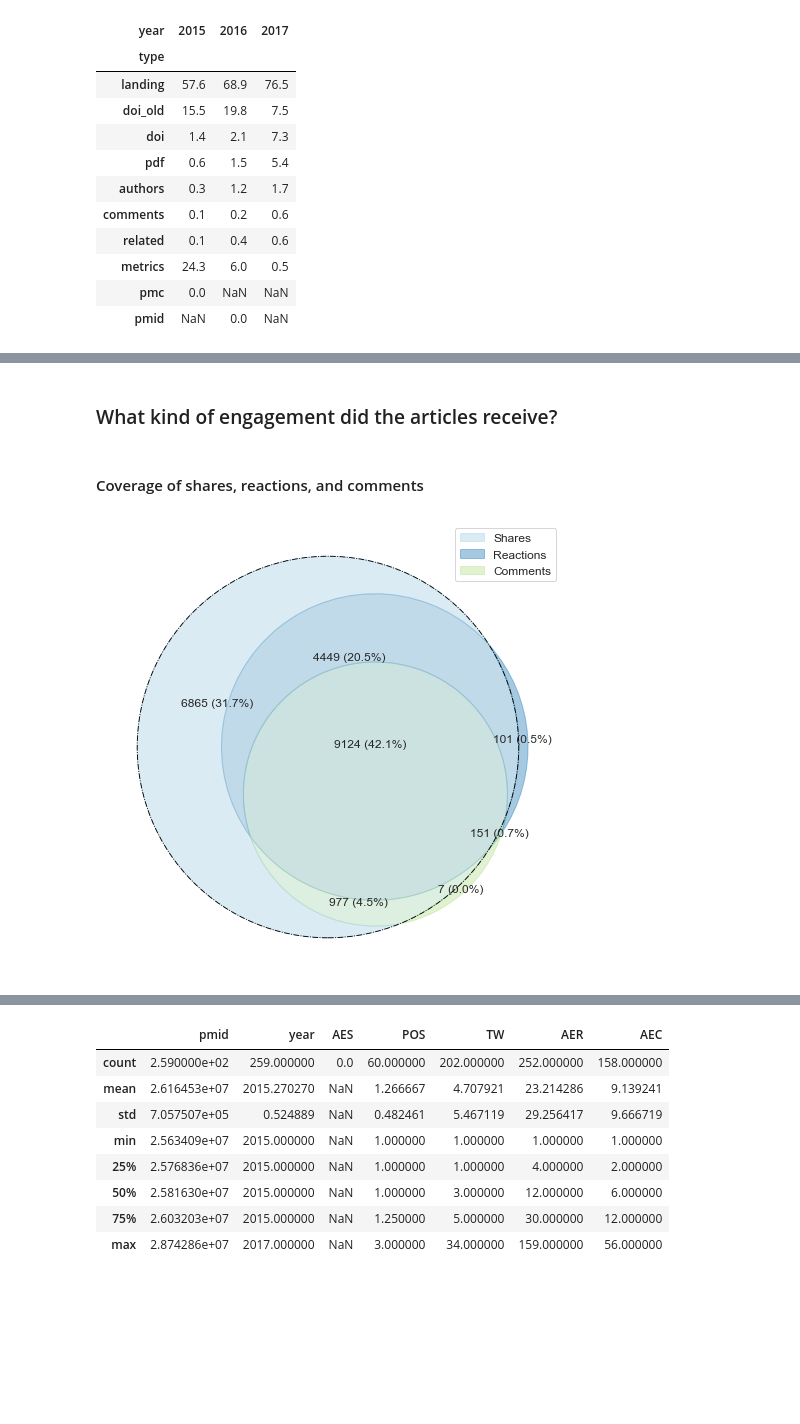
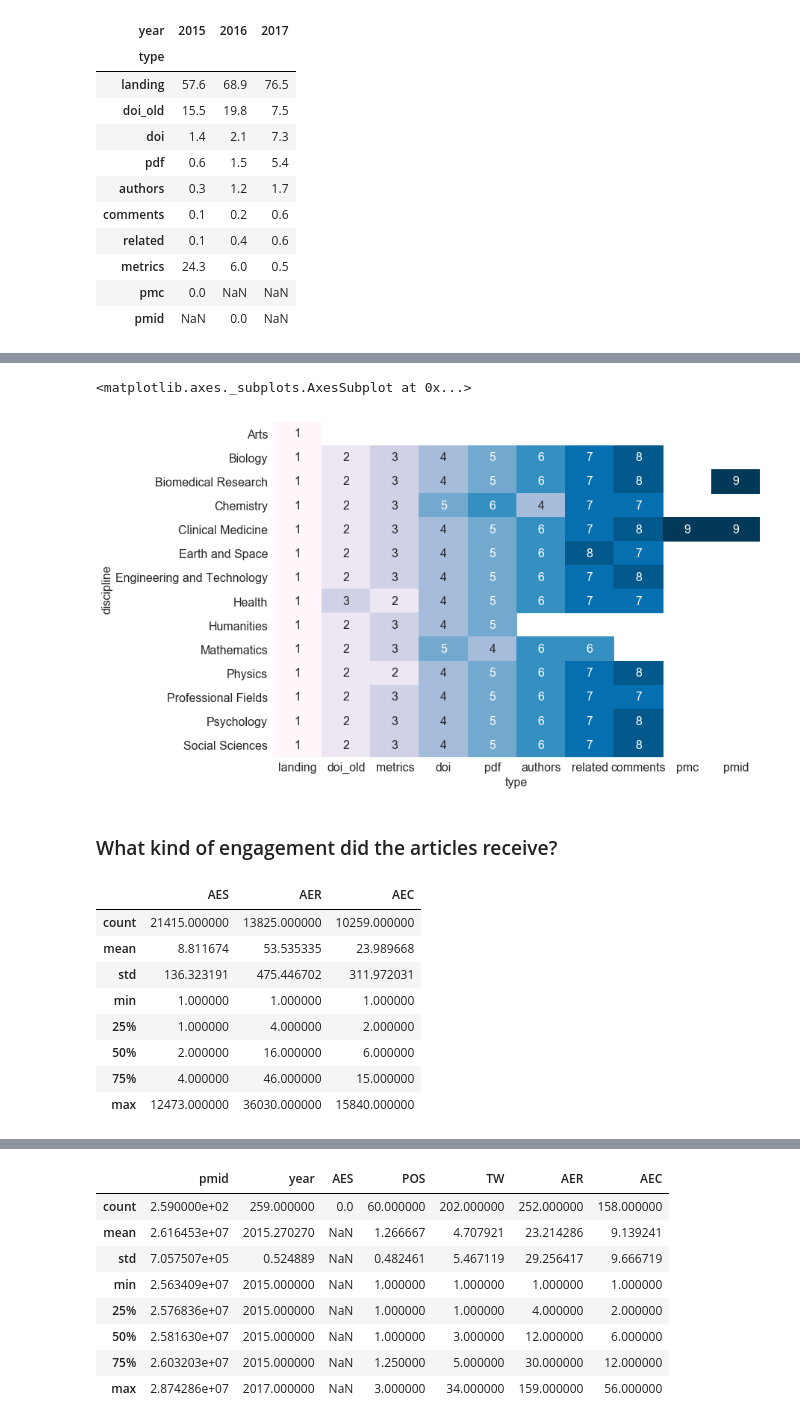
Before and after one commit to ScholCommLab/fhe-plos-private-sharing, a Jupyter notebook: analysis.ipynb, the cells around one changed output, grey strips where cells are left out. Cells and saved outputs as stored; diff of their text form; code cells hidden in the pictures; blank space fills up the shorter version.

```diff
--- a/analysis.ipynb
+++ b/analysis.ipynb
@@ -294,0 +351,5 @@ sns.despine(left=True, right=True, top=True)
+# %%
+url_types_by_disc = responses.groupby(["discipline", "type"])['og_id'].count()
+url_types_by_disc = url_types_by_disc.reset_index().pivot(columns="type", index="discipline", values="og_id")
+url_types_by_disc = url_types_by_disc.apply(lambda x: x.div(x.sum()), axis=1)
+url_types_by_disc.round(2)
@@ -294,0 +373,3 @@ sns.despine(left=True, right=True, top=True)
+# %%
+url_types_by_disc = url_types_by_disc.rank(method="min", ascending=False, axis=1).sort_values(axis=1, by="Clinical Medicine")
+url_types_by_disc
@@ -295,38 +393,19 @@ sns.despine(left=True, right=True, top=True)
+# %%
+sns.heatmap(url_types_by_disc, cmap="PuBu", annot=True, cbar=False)
+# %% [output]
+<matplotlib.axes._subplots.AxesSubplot at 0x...>
+[figure, added]
 # %% [markdown]
 ### What kind of engagement did the articles receive?
-# %% [markdown]
-#### Coverage of shares, reactions, and comments
-# %%
-v = venn3(subsets= [all_shares, all_reactions, all_comments],
-          set_labels=('', '', ''),
-          subset_label_formatter=lambda x: "{} ({:.1f}%)".format(x, 100*x/len(any_engagement)));
-
-c=venn3_circles(subsets= [all_shares, all_reactions, all_comments], linewidth=0)
-c[0].set_lw(.9)
-c[0].set_ls('-.')
-
-v.get_patch_by_id('100').set_color(cp3[0])
-v.get_patch_by_id('010').set_color(cp3[1])
-v.get_patch_by_id('001').set_color(cp3[2])
-
-v.get_patch_by_id('110').set_color(np.add(cp3[0],cp3[1])/2)
-v.get_patch_by_id('011').set_color(np.add(cp3[1],cp3[2])/2)
-v.get_patch_by_id('101').set_color(np.add(cp3[0],cp3[2])/2)
-
-v.get_patch_by_id('111').set_color(np.add(np.add(cp3[1],cp3[0]), cp3[2]) / 3)
-
-for text in v.set_labels:
-    text.set_fontsize(12)
-for text in v.subset_labels:
-    text.set_fontsize(14)
-
-
-for text in v.set_labels:
-    text.set_fontsize(10)
-for text in v.subset_labels:
-    text.set_fontsize(12)
-
-plt.gca().legend(handles=[v.get_patch_by_id('100'), v.get_patch_by_id('010'), v.get_patch_by_id('001')],
-                 labels=["Shares", "Reactions", "Comments"], prop={'size': 12});
-# %% [output]
-[figure, removed]
+# %%
+articles[metrics].describe()
+# %% [output]
+|  | AES | AER | AEC |
+| count | 21415.000000 | 13825.000000 | 10259.000000 |
+| mean | 8.811674 | 53.535335 | 23.989668 |
+| std | 136.323191 | 475.446702 | 311.972031 |
+| min | 1.000000 | 1.000000 | 1.000000 |
+| 25% | 1.000000 | 4.000000 | 2.000000 |
+| 50% | 2.000000 | 16.000000 | 6.000000 |
+| 75% | 4.000000 | 46.000000 | 15.000000 |
+| max | 12473.000000 | 36030.000000 | 15840.000000 |
```
Also changed, not shown: parts of 29 cells of this notebook, 1 other file.
